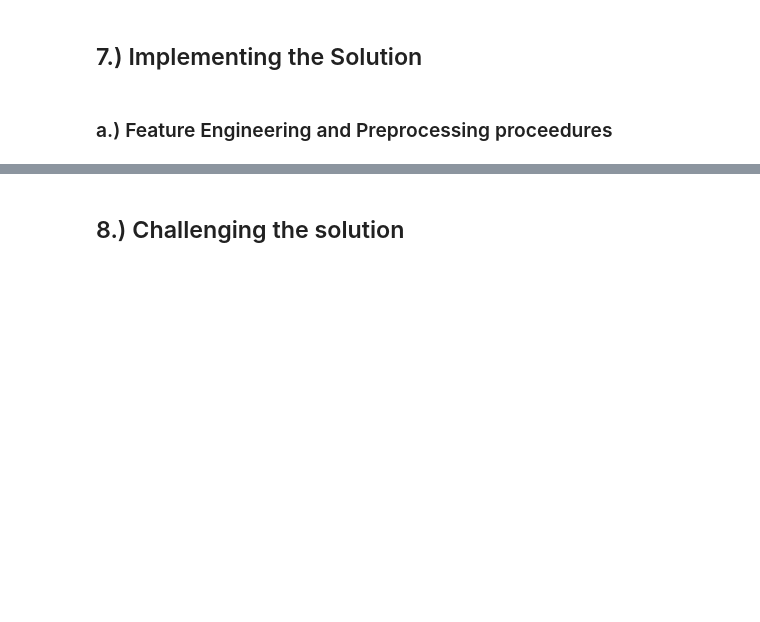
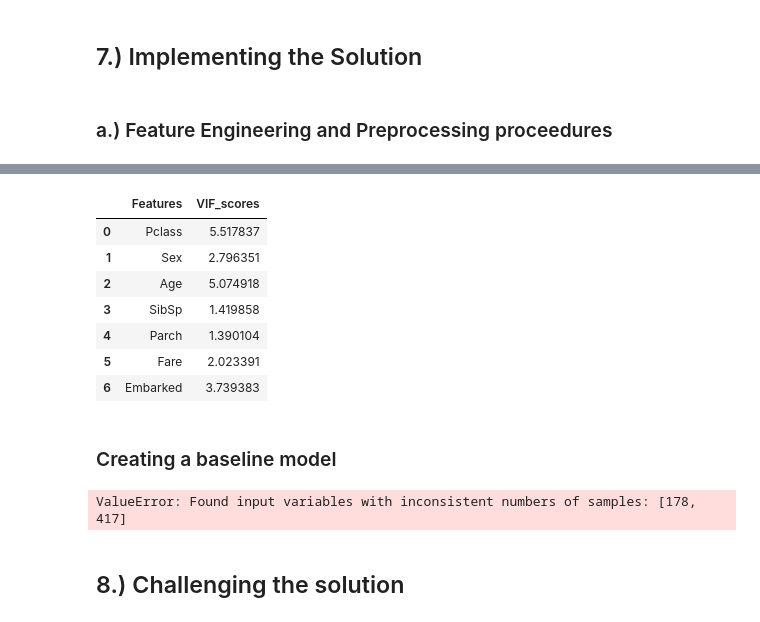
Before and after one commit to CHRISTINEMUTHEE/KNN-Naive_Bayes-_Classifier, a Jupyter notebook: KNN- Titanic Dataset.ipynb, the cells around one changed output, grey strips where cells are left out. Saved outputs shown, nothing was run; the diff lists cells and outputs as text; code cells hidden in the pictures; blank space fills up the shorter version.

Commit message:
modelling

```diff
--- a/KNN- Titanic Dataset.ipynb
+++ b/KNN- Titanic Dataset.ipynb
@@ -594,0 +686,13 @@ train_df1
+# %%
+# Conducting the same operation on our Testing set
+VIF(X_real_feat)
+# The sets are indpependent of eack other, there's no cause for alarm as all of the are below a score of 10.
+# %% [output]
+|  | Features | VIF_scores |
+| 0 | Pclass | 5.517837 |
+| 1 | Sex | 2.796351 |
+| 2 | Age | 5.074918 |
+| 3 | SibSp | 1.419858 |
+| 4 | Parch | 1.390104 |
+| 5 | Fare | 2.023391 |
+| 6 | Embarked | 3.739383 |
@@ -595,3 +706,21 @@ train_df1
+# %% [markdown]
+### Creating a baseline model
+# %%
+# Splitting further into train test so that the model can learn Y using the training set as my test set doesnt have a target variable
+X_train,X_test,Y_train,Y_test=train_test_split(X,Y,test_size=0.2,random_state=42)
+# Instantiating KNN classifier
+knn=KNeighborsClassifier(n_neighbors=5)
+# Fitting my training set to the model
+knn.fit(X_train,Y_train)
+# Predicting from the knn classifier
+Y_real_pred=knn.predict(X_real_test)
+# Computing the baseline accuracy score
+ac=accuracy_score(Y_test,Y_real_pred)
+cm=confusion_matrix(Y_test,Y_real_pred)
+cr=classification_report(Y_test,Y_real_pred)
+print(ac,'\n',cm,'\n',cr)
+# %% [output]
+ValueError: Found input variables with inconsistent numbers of samples: [178, 417]
 # %% [markdown]
 ## 8.) Challenging the solution
 # %% [markdown]
```
Also changed, not shown: parts of 10 cells of this notebook.
